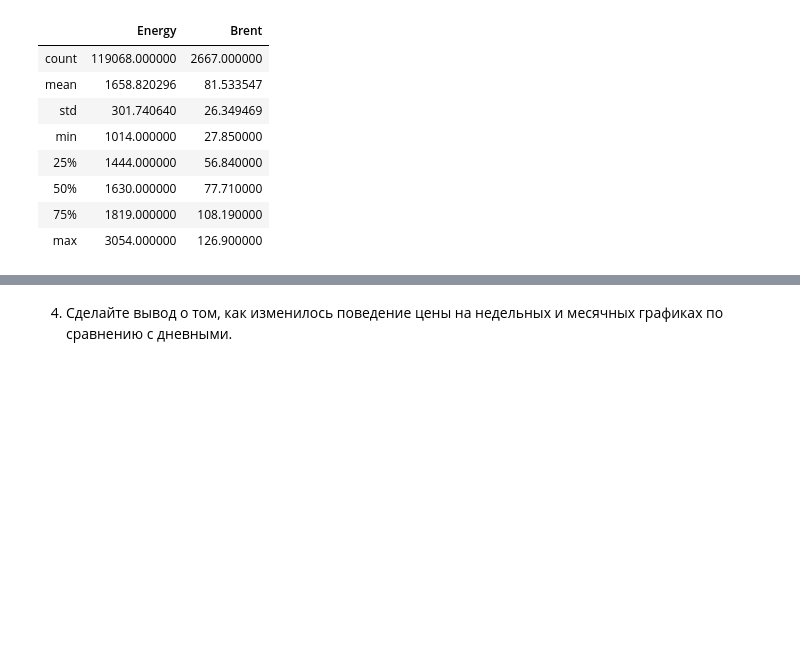
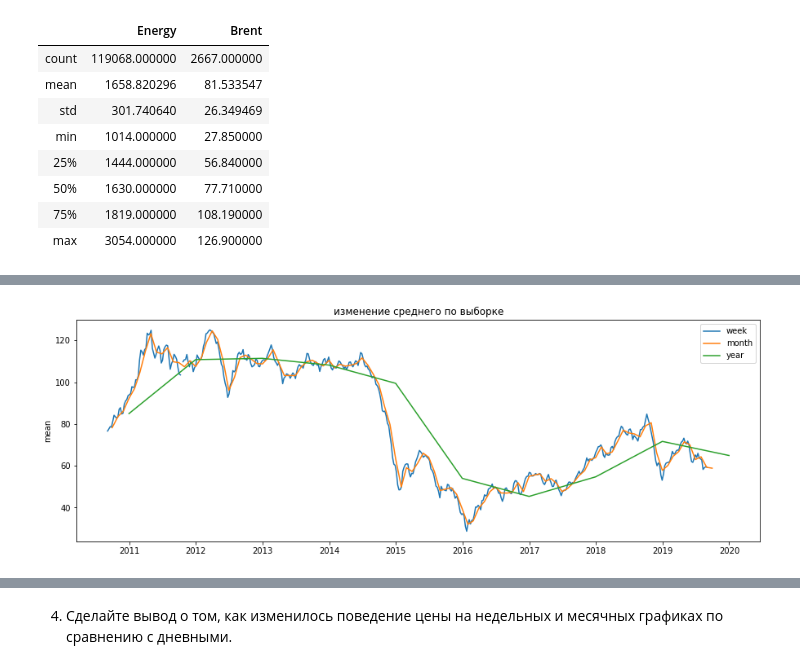
Before and after one commit to daniilstv/ML_in_business, a Jupyter notebook: Lesson1_hw.ipynb, the cells around one changed output, grey strips where cells are left out. Saved outputs shown, nothing was run; the diff lists cells and outputs as text; code cells hidden in the pictures; blank space fills up the shorter version.

```diff
--- a/Lesson1_hw.ipynb
+++ b/Lesson1_hw.ipynb
@@ -207,0 +217,4 @@ Compare_data
+# %%
+brent_w_mean = brent.resample("W").mean()
+brent_w_std = brent.resample("W").std()
+brent_w_mean
@@ -207,0 +236,4 @@ Compare_data
+# %%
+brent_m_mean = brent.resample("M").mean()
+brent_m_std = brent.resample("M").std()
+brent_m_mean
@@ -207,0 +255,5 @@ Compare_data
+# %%
+brent_y_std = brent.resample("Y").std()
+brent_y_mean = brent.resample("Y").mean()
+
+brent_y_std
@@ -274,0 +275,12 @@ plt.show()
+# %%
+plt.figure(figsize=(15, 5))
+plt.plot(brent_w_mean, label='week')
+plt.plot(brent_m_mean, label='month')
+plt.plot(brent_y_mean, label='year')
+# plt.plot(brent, label='day')
+plt.title('изменениe среднего по выборке')
+plt.ylabel('mean')
+plt.legend()
+plt.show()
+# %% [output]
+[figure, added]
```
Also changed, not shown: parts of 19 cells of this notebook.
